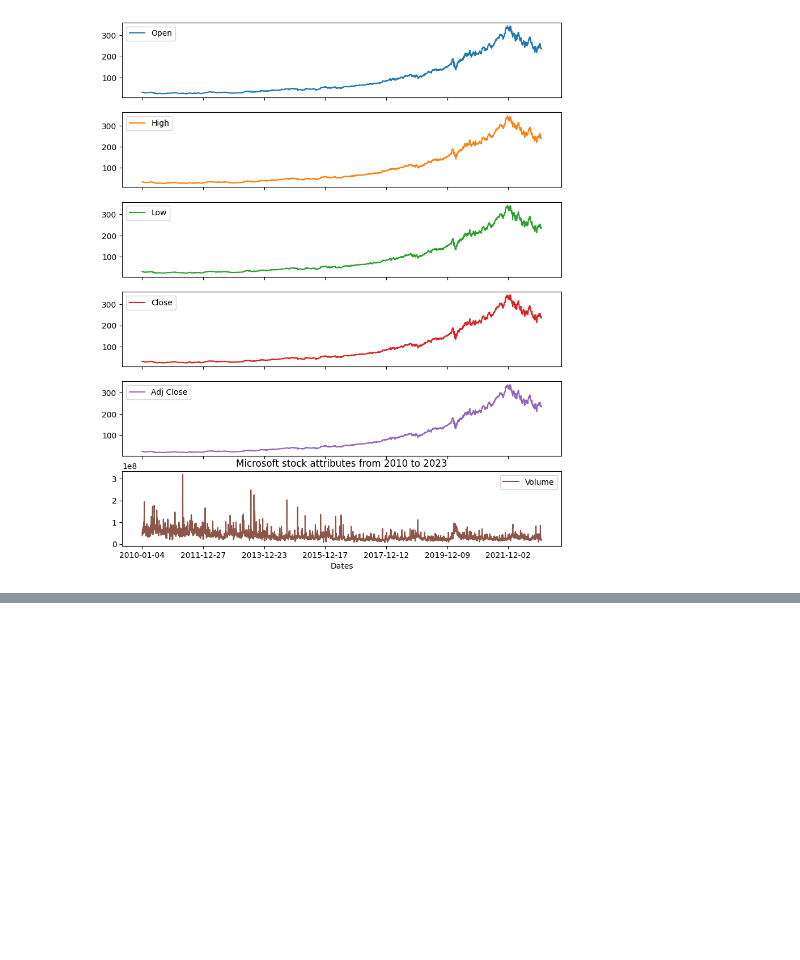
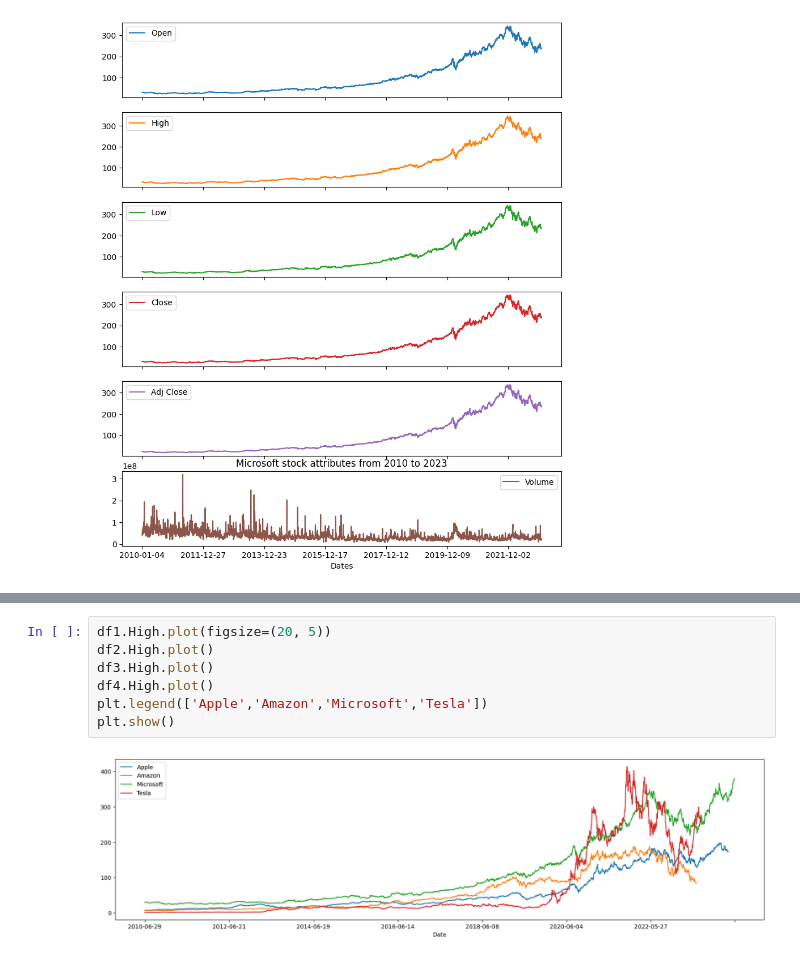
Before and after one commit to arnavktis/Stock-Market-Analysis-And-Forecasting, a Jupyter notebook: Main.ipynb, the cells around one changed output, grey strips where cells are left out. Drawn from its saved outputs; the diff is of its cells as text; blank space fills up the shorter version.

```diff
--- a/Main.ipynb
+++ b/Main.ipynb
@@ -185,0 +187,9 @@ plt.show()
+# %%
+df1.High.plot(figsize=(20, 5))
+df2.High.plot()
+df3.High.plot()
+df4.High.plot()
+plt.legend(['Apple','Amazon','Microsoft','Tesla'])
+plt.show()
+# %% [output]
+[figure, added]
```
Also changed, not shown: parts of 2 cells of this notebook.
